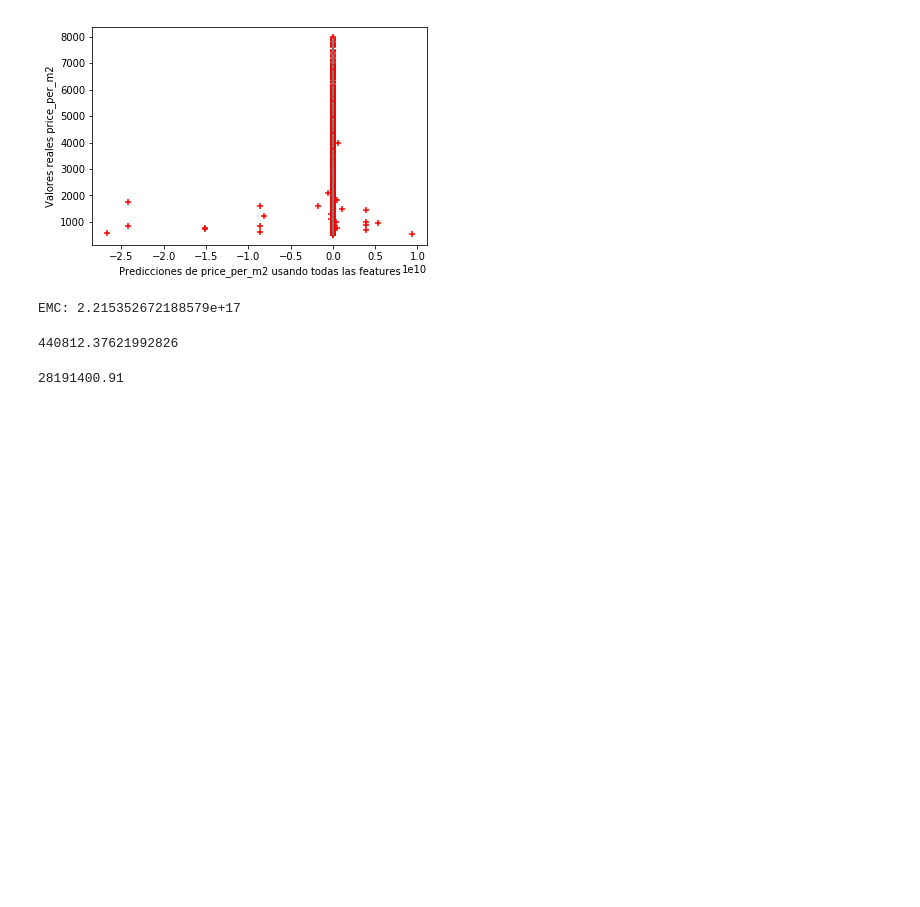
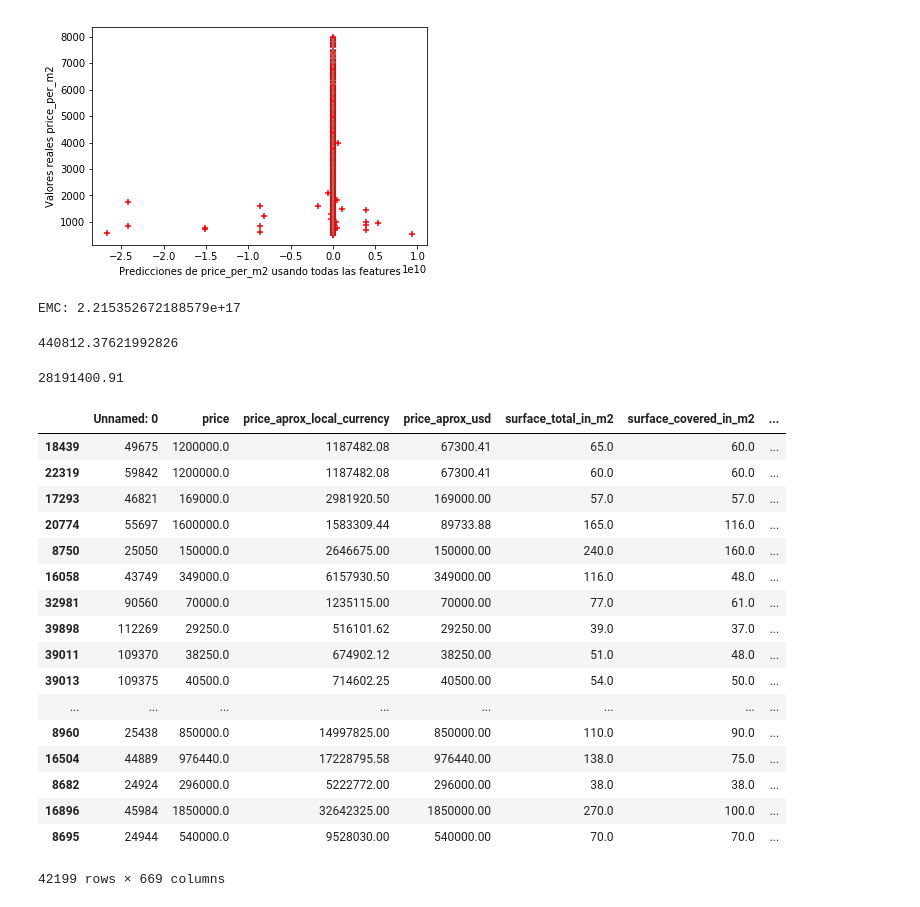
Before and after one commit to Villamaru/stunning-octo-waffle, a Jupyter notebook: 3-Tasado_lineal.ipynb, the cells around one changed output. Cells and saved outputs as stored; diff of their text form; code cells hidden in the pictures; blank space fills up the shorter version.

Commit message:
Actualizado el portafolio

```diff
--- a/3-Tasado_lineal.ipynb
+++ b/3-Tasado_lineal.ipynb
@@ -347,3 +347,27 @@ properati["precio_predicho_usd_m2"]  = lm_ridge_cv.predict(Features)
 properati["error"] = properati["price_usd_per_m2"] - properati["precio_predicho_usd_m2"]
 # %%
 properati.to_csv("properati_portafolio.csv", encoding='utf-8', index=False)
+# %%
+#Importamos la base de datos.
+properati = pd.read_csv("properati_portafolio.csv")
+# %%
+properati.sort_values("error")
+# %% [output]
+|  | Unnamed: 0 | price | price_aprox_local_currency | price_aprox_usd | surface_total_in_m2 | surface_covered_in_m2 | ... |
+| 18439 | 49675 | 1200000.0 | 1187482.08 | 67300.41 | 65.0 | 60.0 | ... |
+| 22319 | 59842 | 1200000.0 | 1187482.08 | 67300.41 | 60.0 | 60.0 | ... |
+| 17293 | 46821 | 169000.0 | 2981920.50 | 169000.00 | 57.0 | 57.0 | ... |
+| 20774 | 55697 | 1600000.0 | 1583309.44 | 89733.88 | 165.0 | 116.0 | ... |
+| 8750 | 25050 | 150000.0 | 2646675.00 | 150000.00 | 240.0 | 160.0 | ... |
+| 16058 | 43749 | 349000.0 | 6157930.50 | 349000.00 | 116.0 | 48.0 | ... |
+| 32981 | 90560 | 70000.0 | 1235115.00 | 70000.00 | 77.0 | 61.0 | ... |
+| 39898 | 112269 | 29250.0 | 516101.62 | 29250.00 | 39.0 | 37.0 | ... |
+| 39011 | 109370 | 38250.0 | 674902.12 | 38250.00 | 51.0 | 48.0 | ... |
+| 39013 | 109375 | 40500.0 | 714602.25 | 40500.00 | 54.0 | 50.0 | ... |
+| ... | ... | ... | ... | ... | ... | ... | ... |
+| 8960 | 25438 | 850000.0 | 14997825.00 | 850000.00 | 110.0 | 90.0 | ... |
+| 16504 | 44889 | 976440.0 | 17228795.58 | 976440.00 | 138.0 | 75.0 | ... |
+| 8682 | 24924 | 296000.0 | 5222772.00 | 296000.00 | 38.0 | 38.0 | ... |
+| 16896 | 45984 | 1850000.0 | 32642325.00 | 1850000.00 | 270.0 | 100.0 | ... |
+| 8695 | 24944 | 540000.0 | 9528030.00 | 540000.00 | 70.0 | 70.0 | ... |
+42199 rows × 669 columns
```
Also changed, not shown: parts of 3 cells of this notebook, 1 other file.
